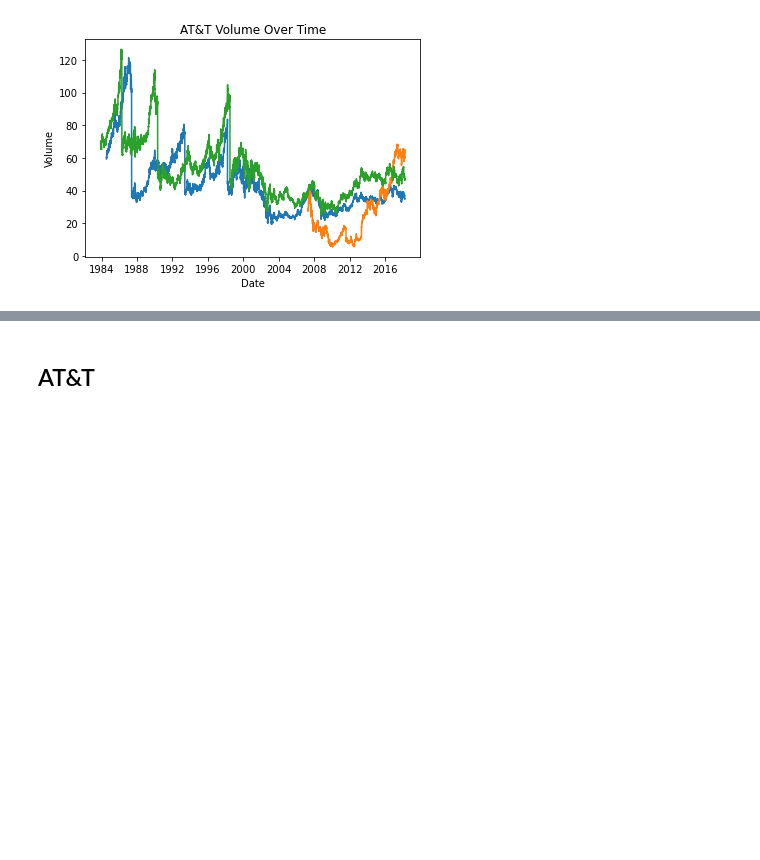
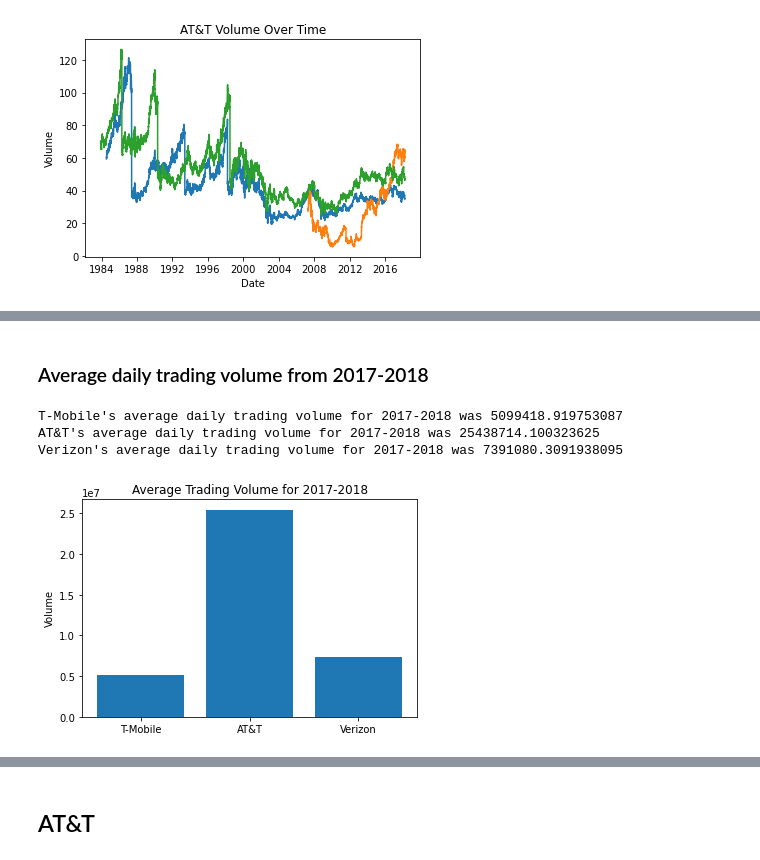
Before and after one commit to mssubaiti/Project1_Group1, a Jupyter notebook: new.ipynb, the cells around one changed output, grey strips where cells are left out. Cells and saved outputs as stored; diff of their text form; code cells hidden in the pictures; blank space fills up the shorter version.

```diff
--- a/new.ipynb
+++ b/new.ipynb
@@ -40,0 +110,24 @@ plt.show()
+# %% [markdown]
+### Average daily trading volume from 2017-2018
+# %%
+# Calculate the average daily trading volume for each company
+t_mobile_avg_vol = tm['Volume'].mean()
+att_avg_vol = t['Volume'].mean()
+verizon_avg_vol = vz['Volume'].mean()
+
+# Print the results
+print("T-Mobile's average daily trading volume for 2017-2018 was", t_mobile_avg_vol)
+print("AT&T's average daily trading volume for 2017-2018 was", att_avg_vol)
+print("Verizon's average daily trading volume for 2017-2018 was", verizon_avg_vol)
+# %% [output]
+T-Mobile's average daily trading volume for 2017-2018 was 5099418.919753087
+AT&T's average daily trading volume for 2017-2018 was 25438714.100323625
+Verizon's average daily trading volume for 2017-2018 was 7391080.3091938095
+# %%
+# Create a bar chart of the average trading volume
+plt.bar(['T-Mobile', 'AT&T', 'Verizon'], [t_mobile_avg_vol, att_avg_vol, verizon_avg_vol])
+plt.title('Average Trading Volume for 2017-2018')
+plt.ylabel('Volume')
+plt.show()
+# %% [output]
+[figure, added]
```
Also changed, not shown: parts of 11 cells of this notebook.
